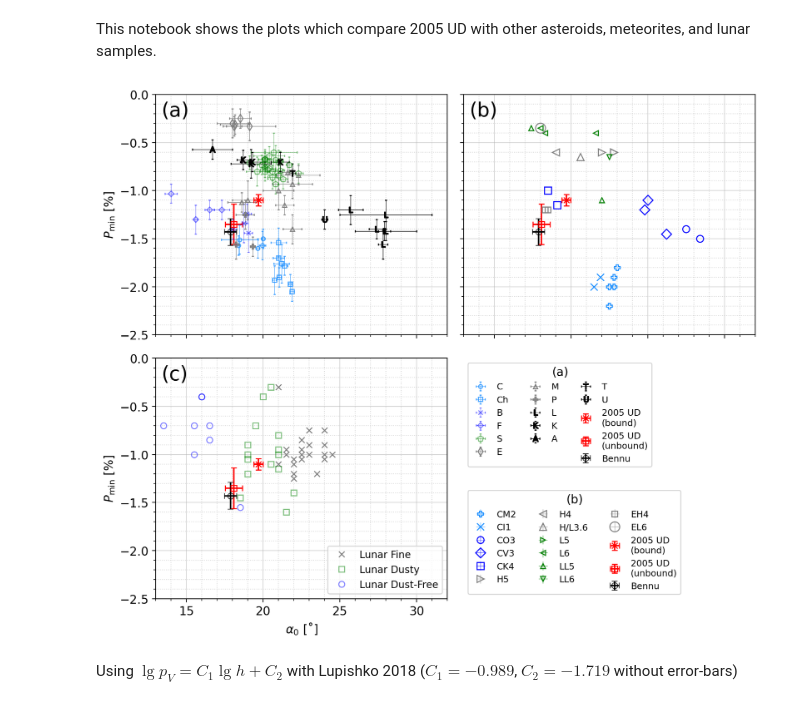
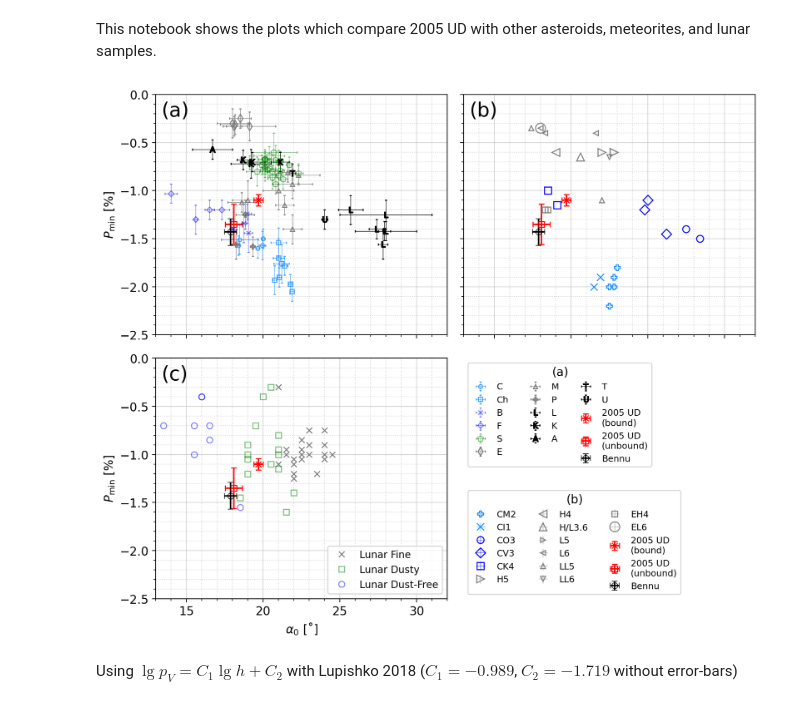
Before and after one commit to ysBach/IshiguroM_etal_155140_2005UD, a Jupyter notebook: polarimetry/Comparison_with_others.ipynb, the cells around one changed output. Drawn from its saved outputs; the diff is of its cells as text; code cells hidden in the pictures.

Commit message:
update figures

```diff
--- a/polarimetry/Comparison_with_others.ipynb
+++ b/polarimetry/Comparison_with_others.ipynb
@@ -84,13 +84,13 @@ kws_m = {
     "CV3": dict(marker='D', mfc='none', ms=7, color='b'),
     "CK4": dict(marker='s', mfc='none', ms=7, color='b'),
 # etc (OC)
-    "H5":  dict(marker='>', mfc='none', ms=7, color='gray'),
-    "H4":  dict(marker='<' , mfc='none', ms=7, color='gray'),
-    "H/L3.6": dict(marker='^', mfc='none', ms=7, color='gray'),
-    "L5":  dict(marker='>' , mfc='none', ms=5, color='g'),
-    "L6":  dict(marker='<', mfc='none', ms=5, color='g'),
-    "LL5": dict(marker='^', mfc='none', ms=5, color='g'),
-    "LL6": dict(marker='v', mfc='none', ms=5, color='g'),
+    "H5":  dict(marker='>', mfc='none', ms=8, color='gray'),
+    "H4":  dict(marker='<' , mfc='none', ms=8, color='gray'),
+    "H/L3.6": dict(marker='^', mfc='none', ms=8, color='gray'),
+    "L5":  dict(marker='>' , mfc='none', ms=5, color='gray'),
+    "L6":  dict(marker='<', mfc='none', ms=5, color='gray'),
+    "LL5": dict(marker='^', mfc='none', ms=5, color='gray'),
+    "LL6": dict(marker='v', mfc='none', ms=5, color='gray'),
     "EH4": dict(marker='s', mfc='none', ms=6, color='gray'),
     "EL6": dict(marker='o', mfc='none', ms=10, color='gray'),
 }
@@ -142,34 +142,34 @@ axl.legend(loc=4, fontsize=10)
 
 abc = ['(a)', '(b)', '(c)']
 for i, ax in enumerate([axa, axm, axl]):
     ax.errorbar(uddata[xval][0], uddata[yval][0], **udkw1,
                 xerr=uddata[f"{xval}_err"][0], yerr=uddata[f"{yval}_err"][0])
     ax.errorbar(uddata[xval][1], uddata[yval][1], **udkw2,
                 xerr=uddata[f"{xval}_err"][1], yerr=uddata[f"{yval}_err"][1])
     ax.errorbar(bennu[xval], bennu[yval], **bnkw,
                 xerr=bennu[f"{xval}_err"], yerr=bennu[f"{yval}_err"])
     ax.text(0.02, 0.91, abc[i], transform=ax.transAxes, fontsize=20)
 
 for aa in [_ax1, _ax2]:
     aa.axis('off')
     aa.errorbar(**nanpos, **udkw1, label="2005 UD\n(bound)")
     aa.errorbar(**nanpos, **udkw2, label="2005 UD\n(unbound)")
     aa.errorbar(**nanpos, **bnkw, label="Bennu")
 
 
 axa.set(ylabel=r"$P_\mathrm{min}$ [%]", ylim=(-2.5, 0), xlim=(13, 32))
 axl.set(ylabel=r"$P_\mathrm{min}$ [%]", xlabel=r"$\alpha_0$ [˚]")
 _ax1.legend(loc=2, ncol=3, fontsize=9, title="(a)")
 _ax2.legend(loc=3, ncol=3, fontsize=9, title="(b)")
 
 yvu.linticker([axa, axm, axl], xmajlockws=5, xminlockws=1, ymajlockws=0.5, yminlockws=0.1)
 plt.tight_layout()
 fig.align_ylabels(axs)
 fig.align_xlabels(axs)
 plt.savefig(FIGDIR/"a0-Pmin.pdf")
 plt.show()
 # %% [output]
-[figure, old version]
+[figure, new version]
 # %% [markdown]
 Using $\lg p_V = C_1 \lg h + C_2$ with Lupishko 2018 ($C_1 = -0.989$, $C_2 = -1.719$ without error-bars)
 # %%
```
Also changed, not shown: parts of 1 cell of this notebook, 3 other files.
